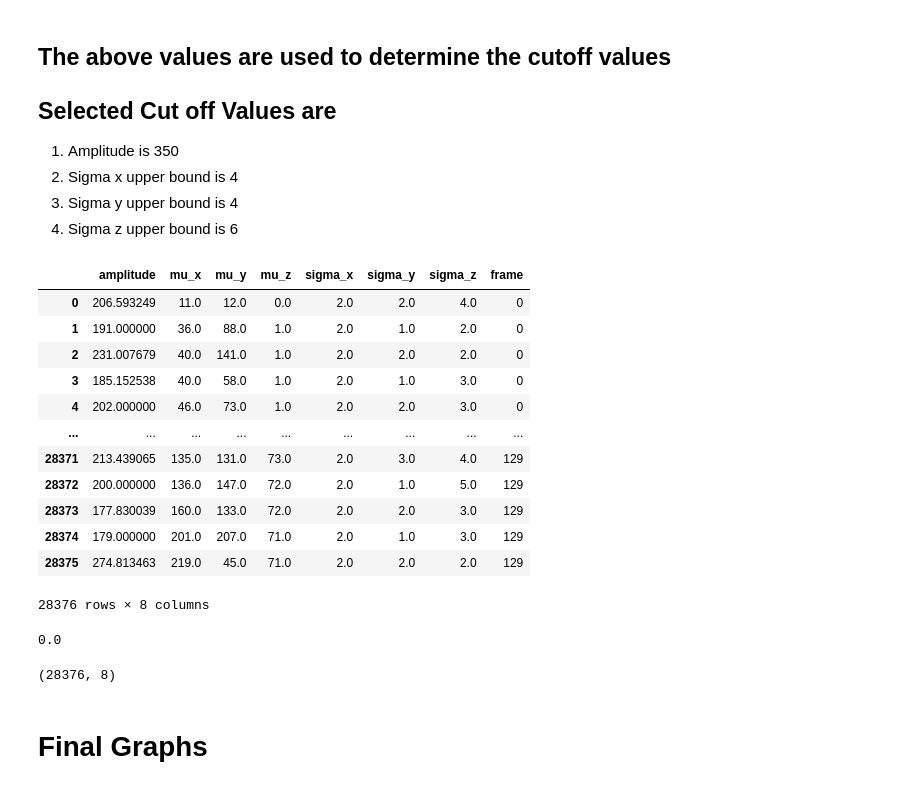
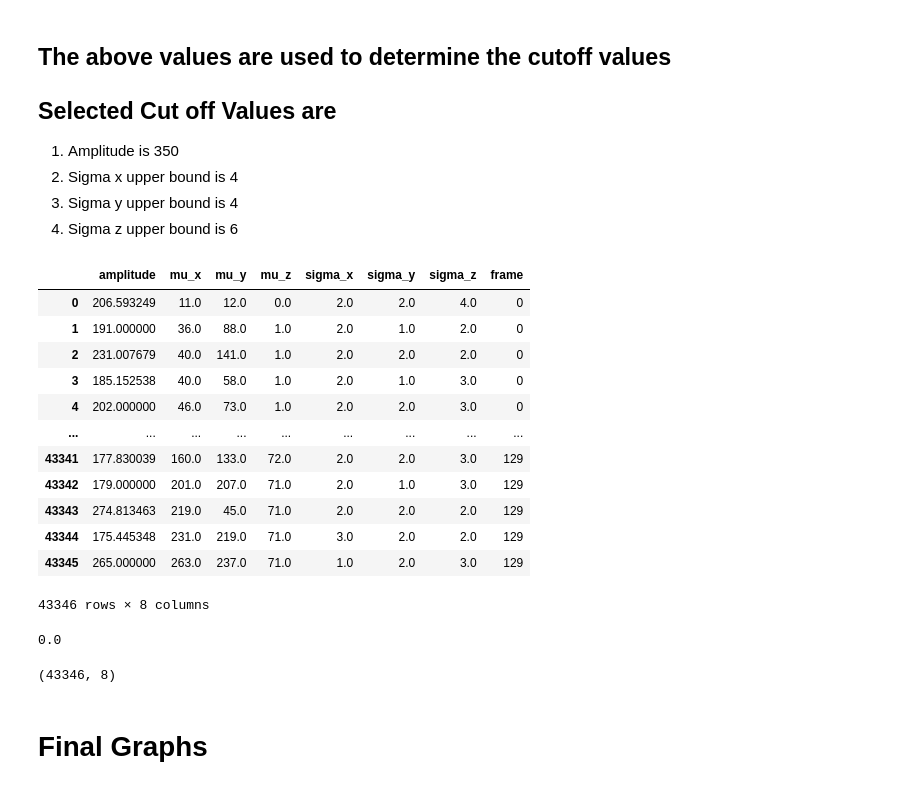
Before and after one commit to MatsulabUW/LLSM-CME-ANALYSIS, a Jupyter notebook: Final/Jupyter_Notebooks/02.Filtering_Spots.ipynb, the cells around one changed output. Cells and saved outputs as stored; diff of their text form; code cells hidden in the pictures.

```diff
--- a/Final/Jupyter_Notebooks/02.Filtering_Spots.ipynb
+++ b/Final/Jupyter_Notebooks/02.Filtering_Spots.ipynb
@@ -366,19 +366,22 @@ the lower whisker for sigma z is 2.0
 tolerance = 1.0
 
 #dropping spots above certain threshold
-condition_1 = spots_df['amplitude'] <= amplitude_upper_whisker
+condition_1 = spots_df['amplitude'] <= amplitude_upper_whisker + 31
+
 
 #dropping spots above certain standard dev in x
-condition_2 = spots_df['sigma_x'] <= sigmax_upper_whisker
+condition_2 = spots_df['sigma_x'] <= sigmax_upper_whisker + 2
+
 
 #dropping spots above certain standard dev in y
-condition_3 = spots_df['sigma_y'] <= sigmay_upper_whisker
+condition_3 = spots_df['sigma_y'] <= sigmay_upper_whisker + 1
+
 
 #dropping spots above certain standard dev in z
-condition_4 = spots_df['sigma_z'] <= sigmaz_upper_whisker
+condition_4 = spots_df['sigma_z'] <= sigmaz_upper_whisker + 1
 
 #dropping spots below certain standard dev in x
-condition_5 = spots_df['sigma_x'] >= sigmax_lower_whisker
+condition_5 = spots_df['sigma_x'] >= sigmax_lower_whisker - 1
 
 #dropping spots below certain standard dev in y
 condition_6 = spots_df['sigma_y'] >= sigmay_lower_whisker
@@ -386,39 +389,39 @@ condition_6 = spots_df['sigma_y'] >= sigmay_lower_whisker
 #dropping spots below certain standard dev in z
 condition_7 = spots_df['sigma_z'] >= sigmaz_lower_whisker
 
 #dropping spots out of bounds of z axis
 condition_8 = spots_df['mu_z'] >= 0
 condition_9 = spots_df['mu_z'] <= z2.shape[2]
 
 #dropping spots out of bounds of x axis
 condition_10 = spots_df['mu_x'] >= 0
 condition_11 = spots_df['mu_x'] <= z2.shape[4]
 
 #dropping spots out of bounds of y axis
 condition_12 = spots_df['mu_y'] >= 0
 condition_13 = spots_df['mu_y'] <= z2.shape[3]
 
 
 # Combine the conditions using logical AND (&)
 cleaned_spots_df = spots_df[condition_1 & condition_2 & condition_3 & condition_4 & condition_5 & condition_6 &
 condition_7 & condition_8 & condition_9 & condition_10 & condition_11 & condition_11 & condition_12 & condition_13].reset_index(drop = True)
 
 # Display the resulting DataFrame
 cleaned_spots_df
 # %% [output]
 |  | amplitude | mu_x | mu_y | mu_z | sigma_x | sigma_y | sigma_z | frame |
 | 0 | 206.593249 | 11.0 | 12.0 | 0.0 | 2.0 | 2.0 | 4.0 | 0 |
 | 1 | 191.000000 | 36.0 | 88.0 | 1.0 | 2.0 | 1.0 | 2.0 | 0 |
 | 2 | 231.007679 | 40.0 | 141.0 | 1.0 | 2.0 | 2.0 | 2.0 | 0 |
 | 3 | 185.152538 | 40.0 | 58.0 | 1.0 | 2.0 | 1.0 | 3.0 | 0 |
 | 4 | 202.000000 | 46.0 | 73.0 | 1.0 | 2.0 | 2.0 | 3.0 | 0 |
 | ... | ... | ... | ... | ... | ... | ... | ... | ... |
-| 28371 | 213.439065 | 135.0 | 131.0 | 73.0 | 2.0 | 3.0 | 4.0 | 129 |
-| 28372 | 200.000000 | 136.0 | 147.0 | 72.0 | 2.0 | 1.0 | 5.0 | 129 |
-| 28373 | 177.830039 | 160.0 | 133.0 | 72.0 | 2.0 | 2.0 | 3.0 | 129 |
-| 28374 | 179.000000 | 201.0 | 207.0 | 71.0 | 2.0 | 1.0 | 3.0 | 129 |
-| 28375 | 274.813463 | 219.0 | 45.0 | 71.0 | 2.0 | 2.0 | 2.0 | 129 |
+| 43341 | 177.830039 | 160.0 | 133.0 | 72.0 | 2.0 | 2.0 | 3.0 | 129 |
+| 43342 | 179.000000 | 201.0 | 207.0 | 71.0 | 2.0 | 1.0 | 3.0 | 129 |
+| 43343 | 274.813463 | 219.0 | 45.0 | 71.0 | 2.0 | 2.0 | 2.0 | 129 |
+| 43344 | 175.445348 | 231.0 | 219.0 | 71.0 | 3.0 | 2.0 | 2.0 | 129 |
+| 43345 | 265.000000 | 263.0 | 237.0 | 71.0 | 1.0 | 2.0 | 3.0 | 129 |
-28376 rows × 8 columns
+43346 rows × 8 columns
 # %%
 dropped_spots = spots_df[~(condition_1 & condition_2 & condition_3 & condition_4 & condition_5 & condition_6 &
 condition_7 & condition_8 & condition_9 & condition_10 & condition_11 & condition_11 & condition_12 & condition_13)]
@@ -429,7 +432,7 @@ cleaned_spots_df['mu_z'].min()
 # %%
 cleaned_spots_df.shape
 # %% [output]
-(28376, 8)
+(43346, 8)
 # %%
 #Visualising the dropped spots and the cleaned spots
 points_layer = viewer.add_points(dropped_spots[["frame", "mu_z", "mu_y", "mu_x"]], size=3,
```
Also changed, not shown: parts of 3 cells of this notebook, 3 other files.
